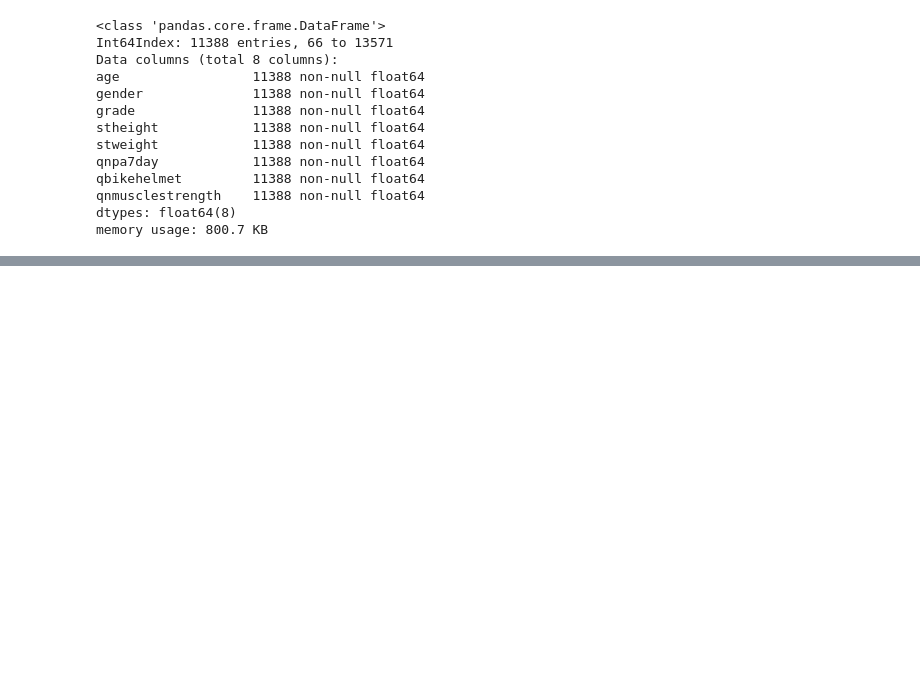
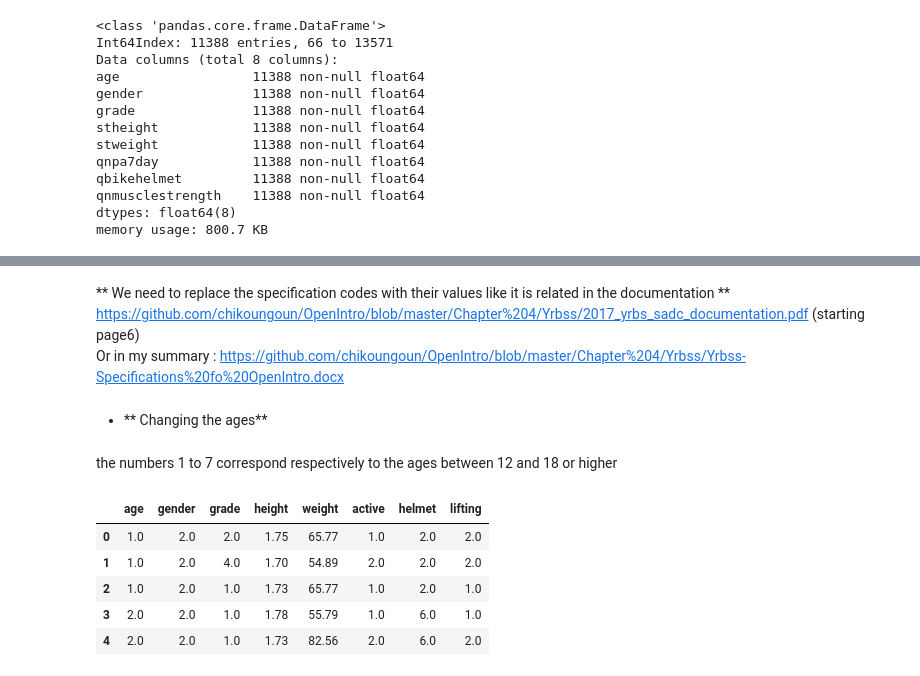
Before and after one commit to chikoungoun/OpenIntro, a Jupyter notebook: Chapter 4/Chap4_Foundations_for_Inference.ipynb, the cells around one changed output, grey strips where cells are left out. Drawn from its saved outputs; the diff is of its cells as text; code cells hidden in the pictures; blank space fills up the shorter version.

```diff
--- a/Chapter 4/Chap4_Foundations_for_Inference.ipynb
+++ b/Chapter 4/Chap4_Foundations_for_Inference.ipynb
@@ -86,0 +117,17 @@ memory usage: 800.7 KB
+# %% [markdown]
+** We need to replace the specification codes with their values like it is related in the documentation **<br/>
+https://github.com/chikoungoun/OpenIntro/blob/master/Chapter%204/Yrbss/2017_yrbs_sadc_documentation.pdf (starting page6) <br/>
+Or in my summary : https://github.com/chikoungoun/OpenIntro/blob/master/Chapter%204/Yrbss/Yrbss-Specifications%20fo%20OpenIntro.docx
+# %% [markdown]
+* ** Changing the ages**
+# %% [markdown]
+the numbers 1 to 7 correspond respectively to the ages between 12 and 18 or higher
+# %%
+df.head()
+# %% [output]
+|  | age | gender | grade | height | weight | active | helmet | lifting |
+| 0 | 1.0 | 2.0 | 2.0 | 1.75 | 65.77 | 1.0 | 2.0 | 2.0 |
+| 1 | 1.0 | 2.0 | 4.0 | 1.70 | 54.89 | 2.0 | 2.0 | 2.0 |
+| 2 | 1.0 | 2.0 | 1.0 | 1.73 | 65.77 | 1.0 | 2.0 | 1.0 |
+| 3 | 2.0 | 2.0 | 1.0 | 1.78 | 55.79 | 1.0 | 6.0 | 1.0 |
+| 4 | 2.0 | 2.0 | 1.0 | 1.73 | 82.56 | 2.0 | 6.0 | 2.0 |
```
Also changed, not shown: parts of 30 cells of this notebook, 1 other file.
